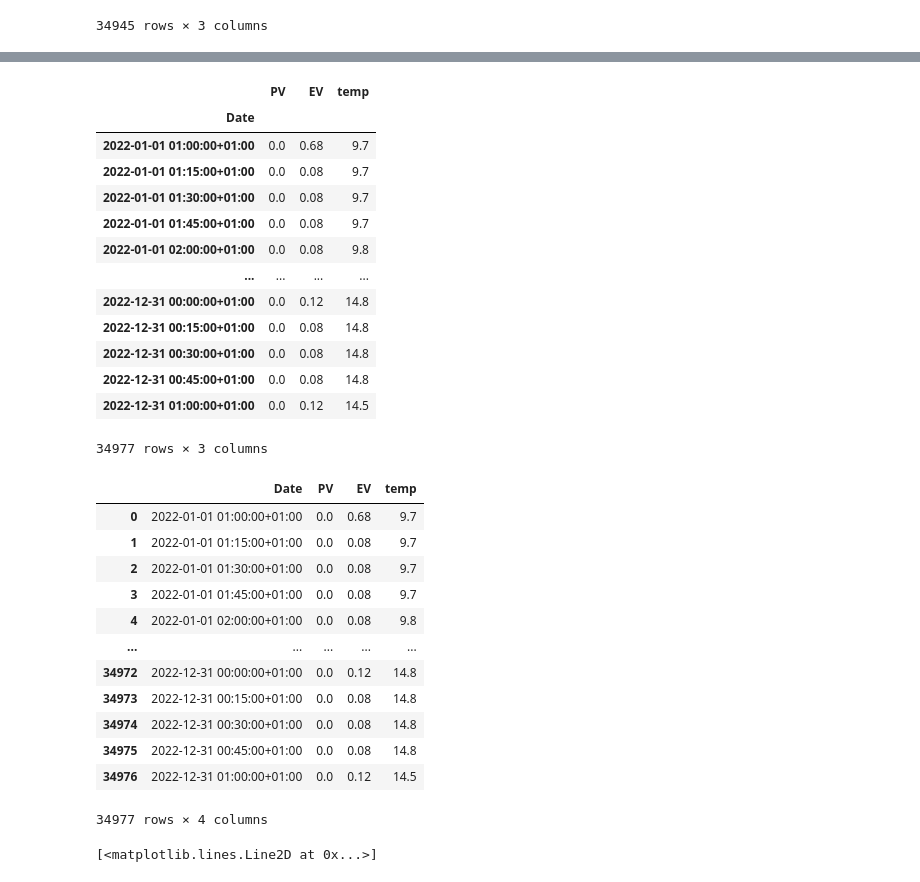
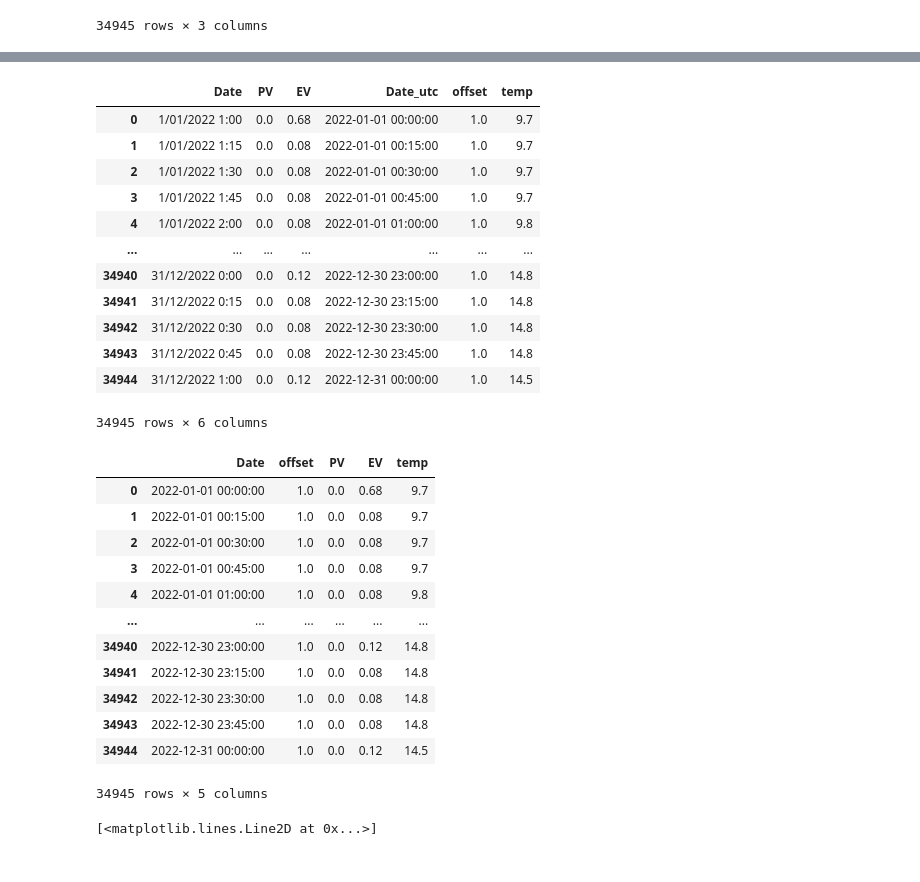
Before and after one commit to SpongeStark/Pre-PhD, a Jupyter notebook: demo/train_naive_PV_2022.ipynb, the cells around one changed output, grey strips where cells are left out. Cells and saved outputs as stored; diff of their text form; code cells hidden in the pictures.

```diff
--- a/demo/train_naive_PV_2022.ipynb
+++ b/demo/train_naive_PV_2022.ipynb
@@ -112,8 +88,8 @@ temp
-# %%
-dts1 = dts1.set_index("Date")
 # %%
-temp_wanted = temp[temp["Date"] <= pd.Timestamp("2022-12-31 01:00:00",tz="Etc/GMT-1")]
-temp_wanted = temp_wanted.set_index("Date")
+temp_wanted = temp[temp["Date_utc"] <= "2022-12-31 00:00:00"]
+temp_wanted = temp_wanted.set_index("Date_utc")
 dts_t = temp_wanted.resample("15min").ffill()
+dts_t = dts_t.reset_index()
+dts_t = dts_t[["Date_utc","offset",'temp']]
 dts_t
 # %% [output]
@@ -134,3 +108,0 @@ dts_t
-# %%
-dts_t = dts_t.reindex(dts1.index)
-dts_t
@@ -152,38 +125,39 @@ dts_t
 # %%
-dts = dts1.join(dts_t.temp)
+dts = dts1.merge(dts_t[['Date_utc','temp']], on="Date_utc")
 dts
 # %% [output]
-|  | PV | EV | temp |
-| Date |  |  |  |
-| 2022-01-01 01:00:00+01:00 | 0.0 | 0.68 | 9.7 |
-| 2022-01-01 01:15:00+01:00 | 0.0 | 0.08 | 9.7 |
-| 2022-01-01 01:30:00+01:00 | 0.0 | 0.08 | 9.7 |
-| 2022-01-01 01:45:00+01:00 | 0.0 | 0.08 | 9.7 |
-| 2022-01-01 02:00:00+01:00 | 0.0 | 0.08 | 9.8 |
-| ... | ... | ... | ... |
-| 2022-12-31 00:00:00+01:00 | 0.0 | 0.12 | 14.8 |
-| 2022-12-31 00:15:00+01:00 | 0.0 | 0.08 | 14.8 |
-| 2022-12-31 00:30:00+01:00 | 0.0 | 0.08 | 14.8 |
-| 2022-12-31 00:45:00+01:00 | 0.0 | 0.08 | 14.8 |
-| 2022-12-31 01:00:00+01:00 | 0.0 | 0.12 | 14.5 |
+|  | Date | PV | EV | Date_utc | offset | temp |
+| 0 | 1/01/2022 1:00 | 0.0 | 0.68 | 2022-01-01 00:00:00 | 1.0 | 9.7 |
+| 1 | 1/01/2022 1:15 | 0.0 | 0.08 | 2022-01-01 00:15:00 | 1.0 | 9.7 |
+| 2 | 1/01/2022 1:30 | 0.0 | 0.08 | 2022-01-01 00:30:00 | 1.0 | 9.7 |
+| 3 | 1/01/2022 1:45 | 0.0 | 0.08 | 2022-01-01 00:45:00 | 1.0 | 9.7 |
+| 4 | 1/01/2022 2:00 | 0.0 | 0.08 | 2022-01-01 01:00:00 | 1.0 | 9.8 |
+| ... | ... | ... | ... | ... | ... | ... |
+| 34940 | 31/12/2022 0:00 | 0.0 | 0.12 | 2022-12-30 23:00:00 | 1.0 | 14.8 |
+| 34941 | 31/12/2022 0:15 | 0.0 | 0.08 | 2022-12-30 23:15:00 | 1.0 | 14.8 |
+| 34942 | 31/12/2022 0:30 | 0.0 | 0.08 | 2022-12-30 23:30:00 | 1.0 | 14.8 |
+| 34943 | 31/12/2022 0:45 | 0.0 | 0.08 | 2022-12-30 23:45:00 | 1.0 | 14.8 |
+| 34944 | 31/12/2022 1:00 | 0.0 | 0.12 | 2022-12-31 00:00:00 | 1.0 | 14.5 |
-34977 rows × 3 columns
+34945 rows × 6 columns
 # %%
-dts = dts.reset_index(drop=False)
+# dts = dts.drop(columns=['Date'])
+dts = dts[['Date_utc','offset','PV','EV','temp']]
+dts = dts.rename(columns={"Date_utc":"Date"})
 dts
 # %% [output]
-|  | Date | PV | EV | temp |
-| 0 | 2022-01-01 01:00:00+01:00 | 0.0 | 0.68 | 9.7 |
-| 1 | 2022-01-01 01:15:00+01:00 | 0.0 | 0.08 | 9.7 |
-| 2 | 2022-01-01 01:30:00+01:00 | 0.0 | 0.08 | 9.7 |
-| 3 | 2022-01-01 01:45:00+01:00 | 0.0 | 0.08 | 9.7 |
-| 4 | 2022-01-01 02:00:00+01:00 | 0.0 | 0.08 | 9.8 |
-| ... | ... | ... | ... | ... |
-| 34972 | 2022-12-31 00:00:00+01:00 | 0.0 | 0.12 | 14.8 |
-| 34973 | 2022-12-31 00:15:00+01:00 | 0.0 | 0.08 | 14.8 |
-| 34974 | 2022-12-31 00:30:00+01:00 | 0.0 | 0.08 | 14.8 |
-| 34975 | 2022-12-31 00:45:00+01:00 | 0.0 | 0.08 | 14.8 |
-| 34976 | 2022-12-31 01:00:00+01:00 | 0.0 | 0.12 | 14.5 |
+|  | Date | offset | PV | EV | temp |
+| 0 | 2022-01-01 00:00:00 | 1.0 | 0.0 | 0.68 | 9.7 |
+| 1 | 2022-01-01 00:15:00 | 1.0 | 0.0 | 0.08 | 9.7 |
+| 2 | 2022-01-01 00:30:00 | 1.0 | 0.0 | 0.08 | 9.7 |
+| 3 | 2022-01-01 00:45:00 | 1.0 | 0.0 | 0.08 | 9.7 |
+| 4 | 2022-01-01 01:00:00 | 1.0 | 0.0 | 0.08 | 9.8 |
+| ... | ... | ... | ... | ... | ... |
+| 34940 | 2022-12-30 23:00:00 | 1.0 | 0.0 | 0.12 | 14.8 |
+| 34941 | 2022-12-30 23:15:00 | 1.0 | 0.0 | 0.08 | 14.8 |
+| 34942 | 2022-12-30 23:30:00 | 1.0 | 0.0 | 0.08 | 14.8 |
+| 34943 | 2022-12-30 23:45:00 | 1.0 | 0.0 | 0.08 | 14.8 |
+| 34944 | 2022-12-31 00:00:00 | 1.0 | 0.0 | 0.12 | 14.5 |
-34977 rows × 4 columns
+34945 rows × 5 columns
 # %%
 dts['hour'] = dts['Date'].dt.hour
 # dts['minute'] = pd.to_datetime(dts['Date'],dayfirst=True).dt.minute
```
Also changed, not shown: parts of 14 cells of this notebook, 1 other file.
